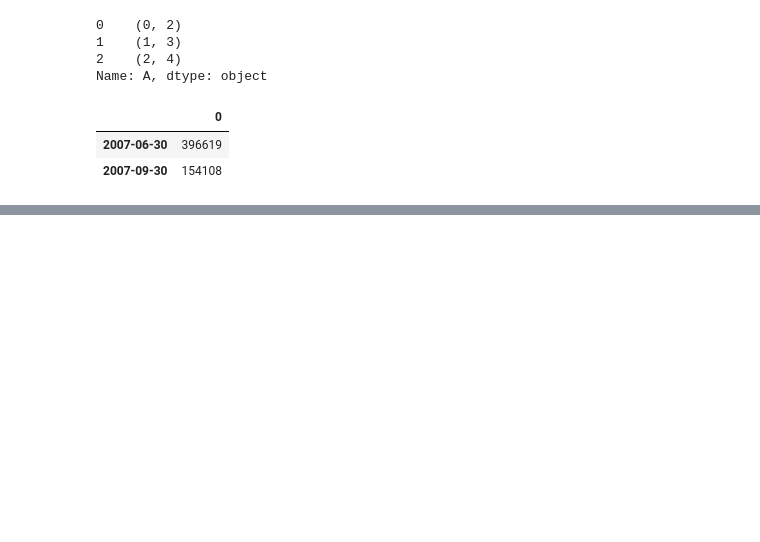
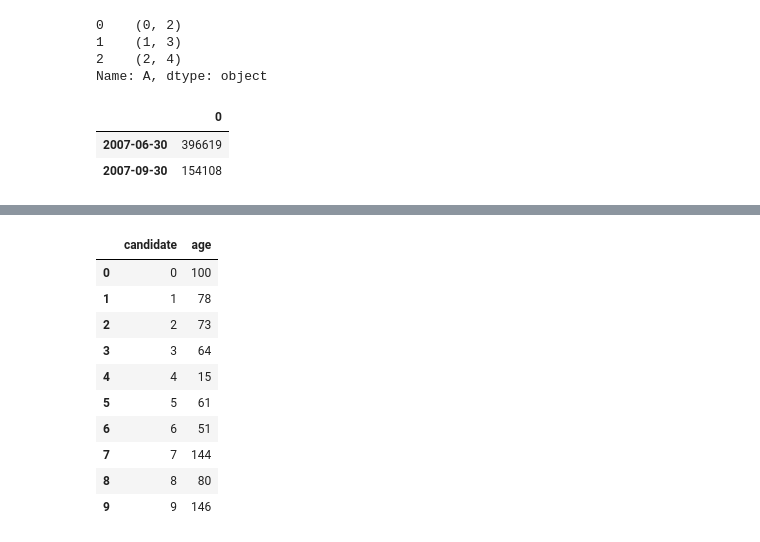
Before and after one commit to abgnpr/learning-datascience, a Jupyter notebook: Playground.ipynb, the cells around one changed output, grey strips where cells are left out. Saved outputs shown, nothing was run; the diff lists cells and outputs as text; code cells hidden in the pictures; blank space fills up the shorter version.

```diff
--- a/Playground.ipynb
+++ b/Playground.ipynb
@@ -26,0 +175,19 @@ df.resample('3m').sum()
+# %%
+df = pd.DataFrame({
+    'candidate': range(10),
+    'age': np.random.randint(0, 150, 10),
+})
+
+df
+# %% [output]
+|  | candidate | age |
+| 0 | 0 | 100 |
+| 1 | 1 | 78 |
+| 2 | 2 | 73 |
+| 3 | 3 | 64 |
+| 4 | 4 | 15 |
+| 5 | 5 | 61 |
+| 6 | 6 | 51 |
+| 7 | 7 | 144 |
+| 8 | 8 | 80 |
+| 9 | 9 | 146 |
```
Also changed, not shown: parts of 22 cells of this notebook, 2 other files.
